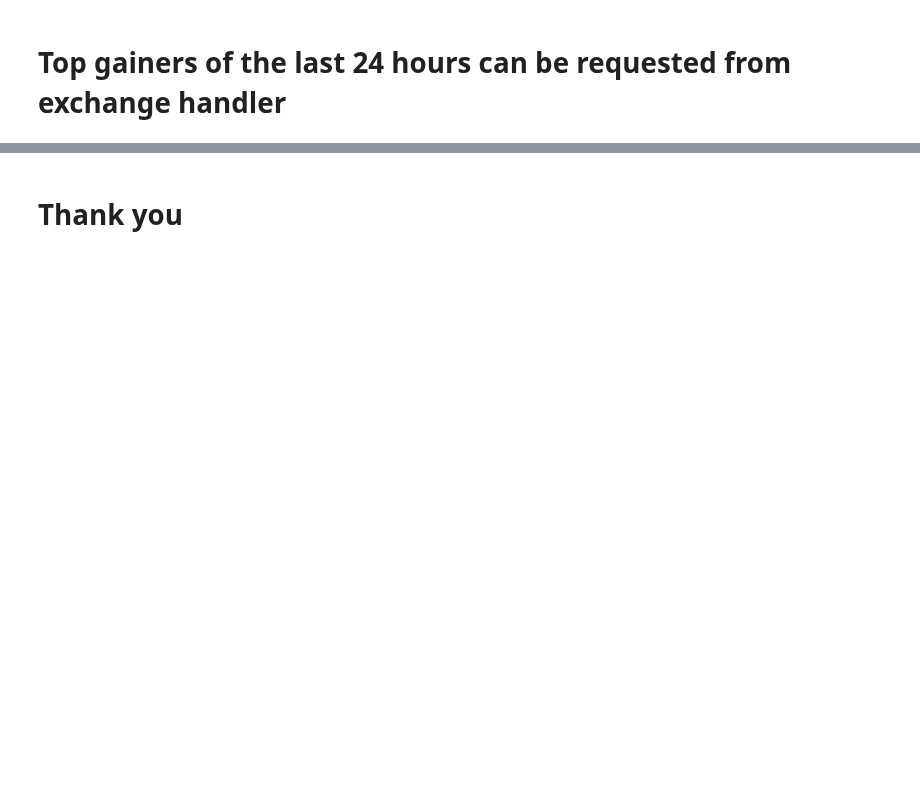
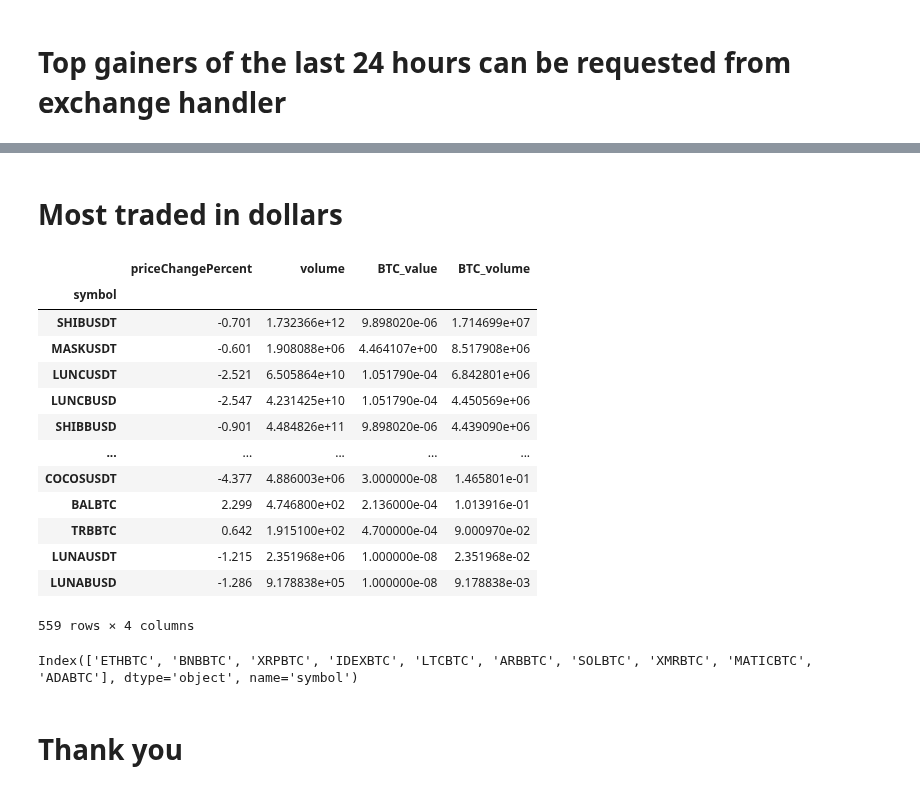
Before and after one commit to nand0san/binpan_studio, a Jupyter notebook: examples exchange.ipynb, the cells around one changed output, grey strips where cells are left out. Cells and saved outputs as stored; diff of their text form; code cells hidden in the pictures; blank space fills up the shorter version.

Commit message:
exchange info

```diff
--- a/examples exchange.ipynb
+++ b/examples exchange.ipynb
@@ -284,0 +287,21 @@ top.sort_values('BUSD_volume')
+# %% [markdown]
+# Most traded in dollars
+# %%
+data = handlers.exchange.get_top_gainers(decimal_mode=True, api_key=api_key, api_secret=api_secret, margin_required=True, drop_legal=True, my_quote='BTC', sort_by_column="BTC_volume")
+# %%
+data
+# %% [output]
+|  | priceChangePercent | volume | BTC_value | BTC_volume |
+| symbol |  |  |  |  |
+| SHIBUSDT | -0.701 | 1.732366e+12 | 9.898020e-06 | 1.714699e+07 |
+| MASKUSDT | -0.601 | 1.908088e+06 | 4.464107e+00 | 8.517908e+06 |
+| LUNCUSDT | -2.521 | 6.505864e+10 | 1.051790e-04 | 6.842801e+06 |
+| LUNCBUSD | -2.547 | 4.231425e+10 | 1.051790e-04 | 4.450569e+06 |
+| SHIBBUSD | -0.901 | 4.484826e+11 | 9.898020e-06 | 4.439090e+06 |
+| ... | ... | ... | ... | ... |
+| COCOSUSDT | -4.377 | 4.886003e+06 | 3.000000e-08 | 1.465801e-01 |
+| BALBTC | 2.299 | 4.746800e+02 | 2.136000e-04 | 1.013916e-01 |
+| TRBBTC | 0.642 | 1.915100e+02 | 4.700000e-04 | 9.000970e-02 |
+| LUNAUSDT | -1.215 | 2.351968e+06 | 1.000000e-08 | 2.351968e-02 |
+| LUNABUSD | -1.286 | 9.178838e+05 | 1.000000e-08 | 9.178838e-03 |
+559 rows × 4 columns
@@ -285,2 +312,7 @@ top.sort_values('BUSD_volume')
+# %%
+# most traded in btc quote
+data.loc[symbols].head(10).index
+# %% [output]
+Index(['ETHBTC', 'BNBBTC', 'XRPBTC', 'IDEXBTC', 'LTCBTC', 'ARBBTC', 'SOLBTC', 'XMRBTC', 'MATICBTC', 'ADABTC'], dtype='object', name='symbol')
 # %% [markdown]
 # Thank you
```
Also changed, not shown: parts of 15 cells of this notebook, 2 other files.
